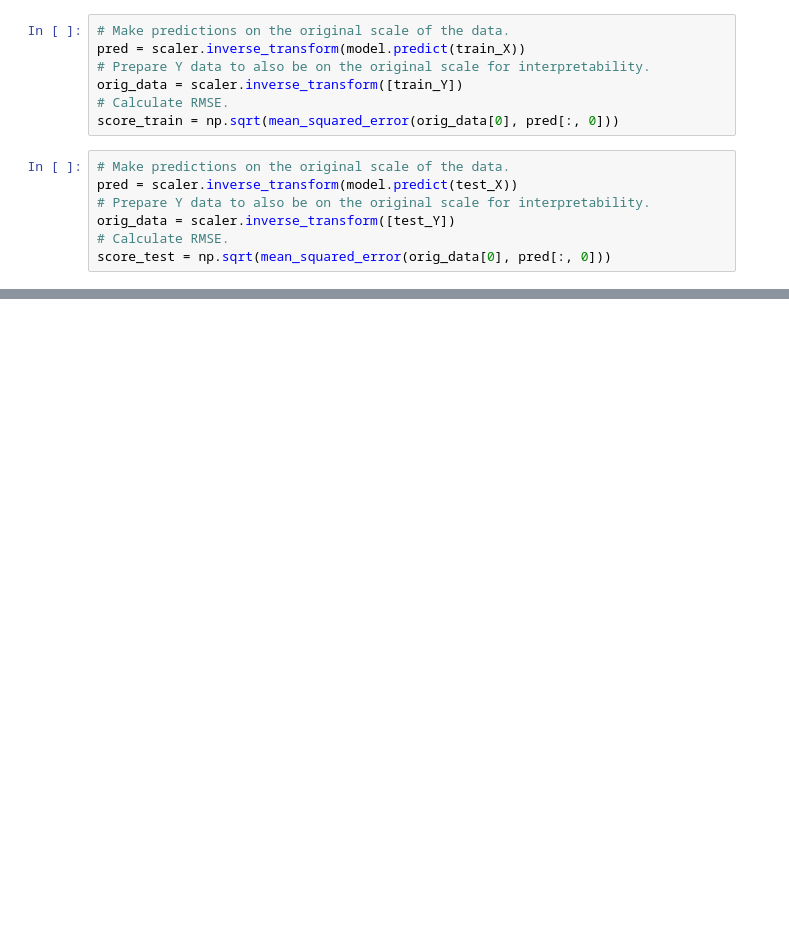
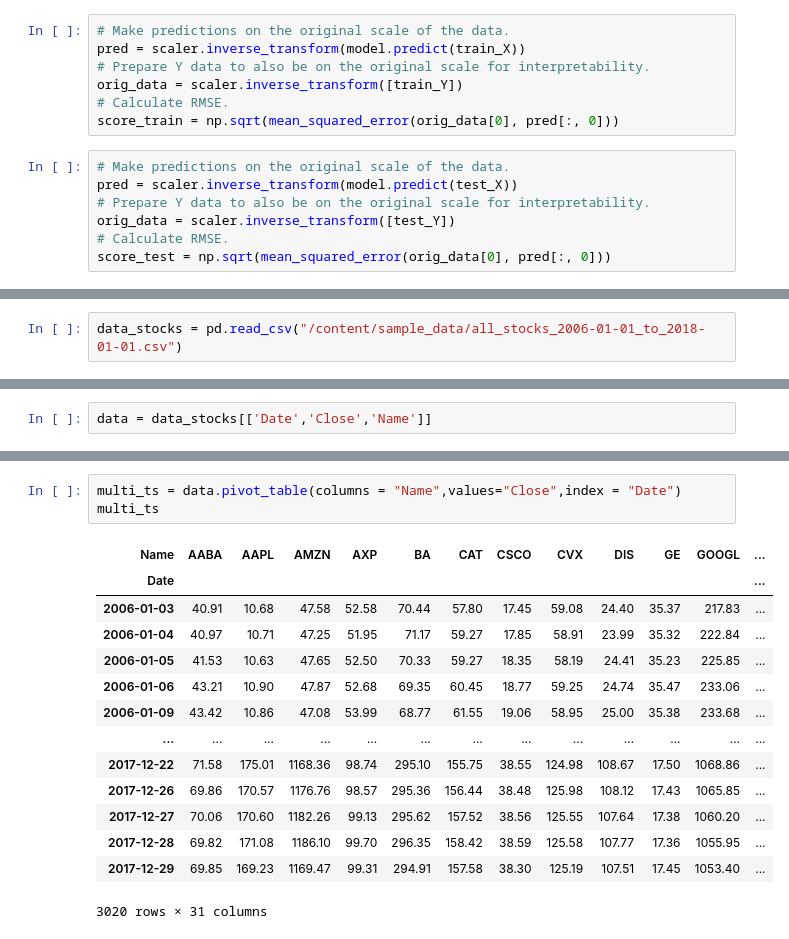
Before and after one commit to gazal-gupta/Deep_Learning, a Jupyter notebook: Univariate_Time_Series_InClass.ipynb, the cells around one changed output, grey strips where cells are left out. Drawn from its saved outputs; the diff is of its cells as text; blank space fills up the shorter version.

```diff
--- a/Univariate_Time_Series_InClass.ipynb
+++ b/Univariate_Time_Series_InClass.ipynb
@@ -193,0 +240,2 @@ Test data score:  46.64037956581168
+# %%
+data_stocks = pd.read_csv("/content/sample_data/all_stocks_2006-01-01_to_2018-01-01.csv")
@@ -193,0 +255,2 @@ Test data score:  46.64037956581168
+# %%
+data = data_stocks[['Date','Close','Name']]
@@ -193,0 +286,18 @@ Test data score:  46.64037956581168
+# %%
+multi_ts = data.pivot_table(columns = "Name",values="Close",index = "Date")
+multi_ts
+# %% [output]
+| Name | AABA | AAPL | AMZN | AXP | BA | CAT | CSCO | CVX | DIS | GE | GOOGL | ... |
+| Date |  |  |  |  |  |  |  |  |  |  |  | ... |
+| 2006-01-03 | 40.91 | 10.68 | 47.58 | 52.58 | 70.44 | 57.80 | 17.45 | 59.08 | 24.40 | 35.37 | 217.83 | ... |
+| 2006-01-04 | 40.97 | 10.71 | 47.25 | 51.95 | 71.17 | 59.27 | 17.85 | 58.91 | 23.99 | 35.32 | 222.84 | ... |
+| 2006-01-05 | 41.53 | 10.63 | 47.65 | 52.50 | 70.33 | 59.27 | 18.35 | 58.19 | 24.41 | 35.23 | 225.85 | ... |
+| 2006-01-06 | 43.21 | 10.90 | 47.87 | 52.68 | 69.35 | 60.45 | 18.77 | 59.25 | 24.74 | 35.47 | 233.06 | ... |
+| 2006-01-09 | 43.42 | 10.86 | 47.08 | 53.99 | 68.77 | 61.55 | 19.06 | 58.95 | 25.00 | 35.38 | 233.68 | ... |
+| ... | ... | ... | ... | ... | ... | ... | ... | ... | ... | ... | ... | ... |
+| 2017-12-22 | 71.58 | 175.01 | 1168.36 | 98.74 | 295.10 | 155.75 | 38.55 | 124.98 | 108.67 | 17.50 | 1068.86 | ... |
+| 2017-12-26 | 69.86 | 170.57 | 1176.76 | 98.57 | 295.36 | 156.44 | 38.48 | 125.98 | 108.12 | 17.43 | 1065.85 | ... |
+| 2017-12-27 | 70.06 | 170.60 | 1182.26 | 99.13 | 295.62 | 157.52 | 38.56 | 125.55 | 107.64 | 17.38 | 1060.20 | ... |
+| 2017-12-28 | 69.82 | 171.08 | 1186.10 | 99.70 | 296.35 | 158.42 | 38.59 | 125.58 | 107.77 | 17.36 | 1055.95 | ... |
+| 2017-12-29 | 69.85 | 169.23 | 1169.47 | 99.31 | 294.91 | 157.58 | 38.30 | 125.19 | 107.51 | 17.45 | 1053.40 | ... |
+3020 rows × 31 columns
```
Also changed, not shown: parts of 33 cells of this notebook.
